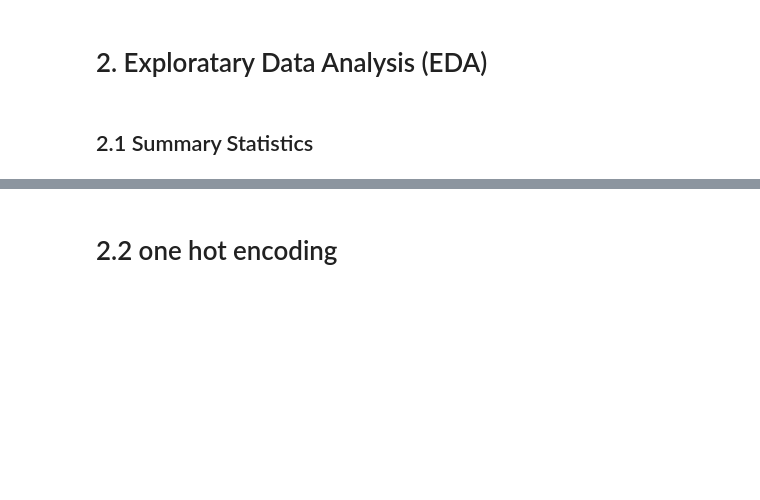
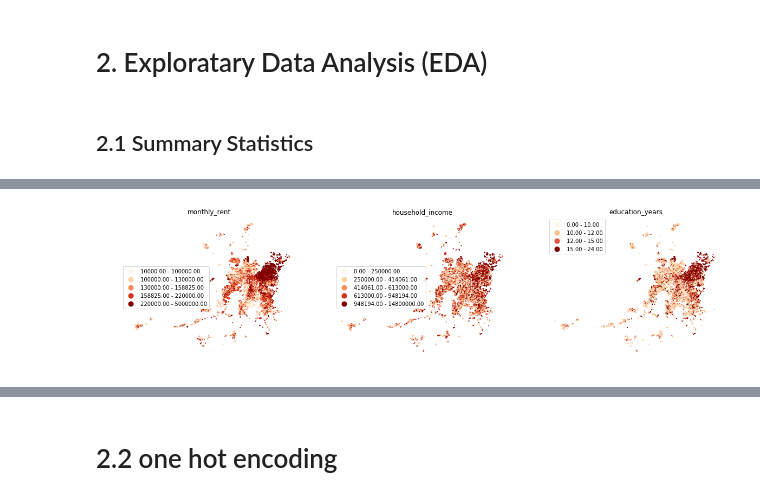
Before and after one commit to ziyueyanggg/DS_Challenge, a Jupyter notebook: Prediction_Challenge.ipynb, the cells around one changed output, grey strips where cells are left out. Drawn from its saved outputs; the diff is of its cells as text; code cells hidden in the pictures; blank space fills up the shorter version.

```diff
--- a/Prediction_Challenge.ipynb
+++ b/Prediction_Challenge.ipynb
@@ -544,0 +658,16 @@ df_test.describe()
+# %%
+fig, (ax1, ax2, ax3) = plt.subplots(1, 3, figsize=(20,20))
+
+ax1.set_title('monthly_rent')
+ax1.set_axis_off()
+gdf.plot(markersize=1,ax=ax1,column='monthly_rent',legend=True,cmap = "OrRd",scheme="quantiles")
+ax2.set_title('household_income')
+ax2.set_axis_off()
+gdf.plot(markersize=1,ax=ax2,column='household_income',legend=True,cmap = "OrRd",scheme="quantiles")
+ax3.set_title('education_years')
+ax3.set_axis_off()
+gdf.plot(markersize=1,ax=ax3,column='education_years',legend=True,cmap = "OrRd",scheme="quantiles")
+
+plt.show()
+# %% [output]
+[figure, added]
```
Also changed, not shown: parts of 49 cells of this notebook, 2 other files.
